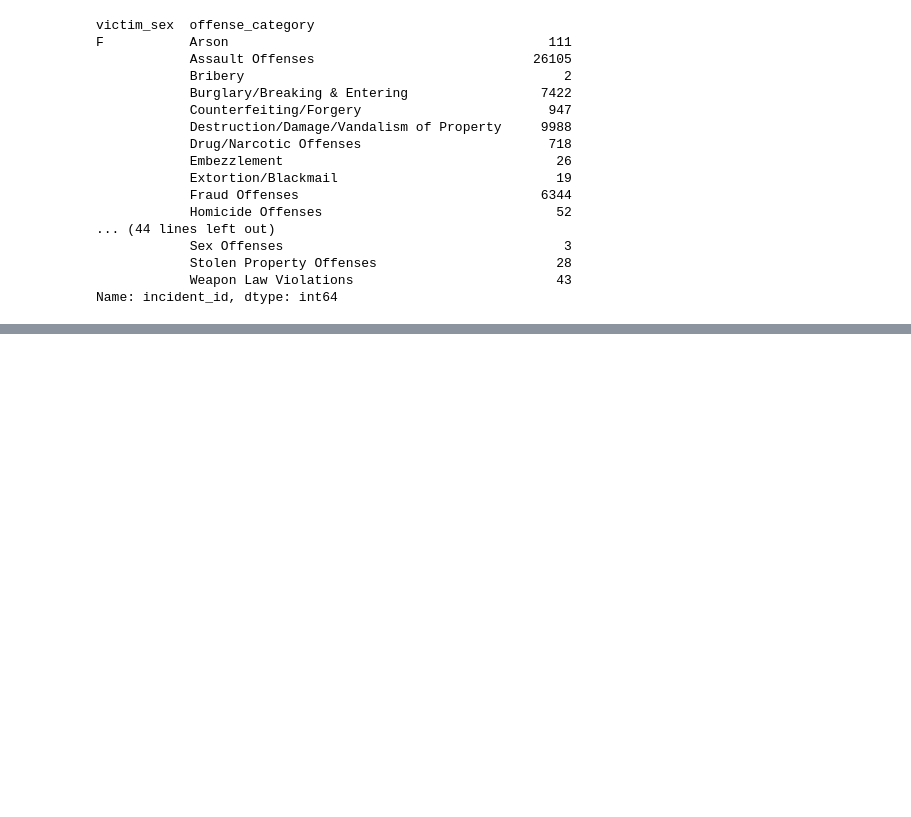
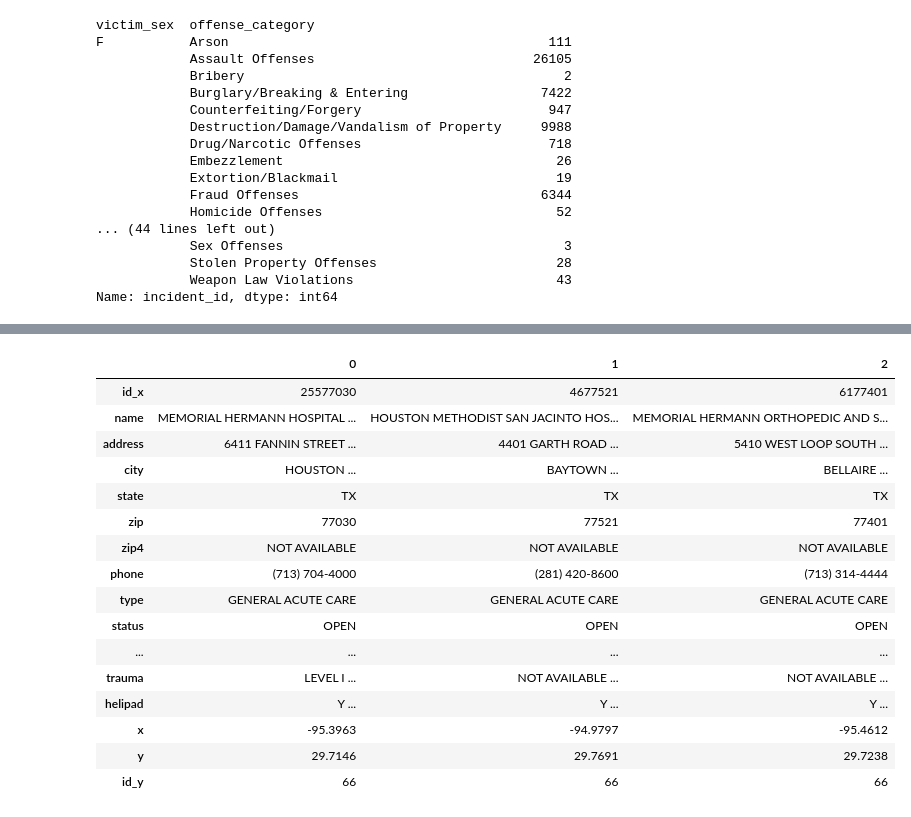
Before and after one commit to KendalHolcombe/KH_Capstone, a Jupyter notebook: Day_Five_EDA_Feature_Engineering.ipynb, the cells around one changed output, grey strips where cells are left out. Drawn from its saved outputs; the diff is of its cells as text; code cells hidden in the pictures; blank space fills up the shorter version.

```diff
--- a/Day_Five_EDA_Feature_Engineering.ipynb
+++ b/Day_Five_EDA_Feature_Engineering.ipynb
@@ -114,0 +136,6 @@ Name: incident_id, dtype: int64
+# %%
+hospitals['beds'] = hospitals['beds'].clip_lower(0)
+# %%
+hosp_cnt = hospitals.groupby('county').id.agg('count')
+# %%
+hosp_cnt = hosp_cnt.to_frame().reset_index()
@@ -114,0 +163,22 @@ Name: incident_id, dtype: int64
+# %%
+test_merge = hospitals.merge(hosp_cnt,on='county')
+# %%
+test_merge.head(3).T
+# %% [output]
+|  | 0 | 1 | 2 |
+| id_x | 25577030 | 4677521 | 6177401 |
+| name | MEMORIAL HERMANN HOSPITAL ... | HOUSTON METHODIST SAN JACINTO HOS... | MEMORIAL HERMANN ORTHOPEDIC AND S... |
+| address | 6411 FANNIN STREET ... | 4401 GARTH ROAD ... | 5410 WEST LOOP SOUTH ... |
+| city | HOUSTON ... | BAYTOWN ... | BELLAIRE ... |
+| state | TX | TX | TX |
+| zip | 77030 | 77521 | 77401 |
+| zip4 | NOT AVAILABLE | NOT AVAILABLE | NOT AVAILABLE |
+| phone | (713) 704-4000 | (281) 420-8600 | (713) 314-4444 |
+| type | GENERAL ACUTE CARE | GENERAL ACUTE CARE | GENERAL ACUTE CARE |
+| status | OPEN | OPEN | OPEN |
+| ... | ... | ... | ... |
+| trauma | LEVEL I ... | NOT AVAILABLE ... | NOT AVAILABLE ... |
+| helipad | Y ... | Y ... | Y ... |
+| x | -95.3963 | -94.9797 | -95.4612 |
+| y | 29.7146 | 29.7691 | 29.7238 |
+| id_y | 66 | 66 | 66 |
```
Also changed, not shown: parts of 12 cells of this notebook, 2 other files.
